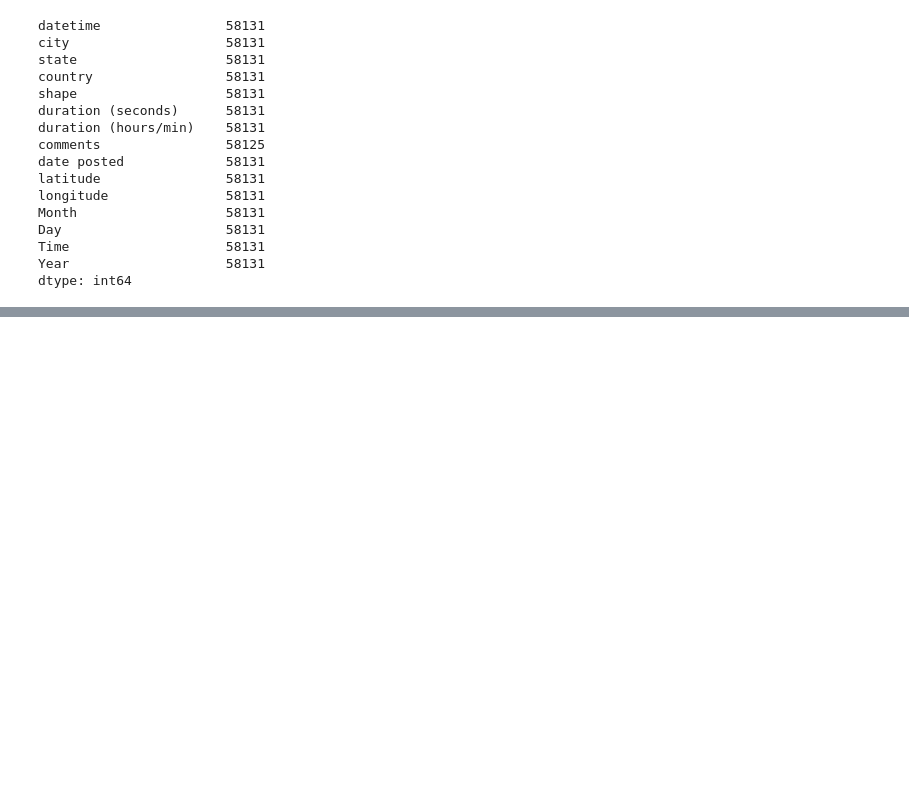
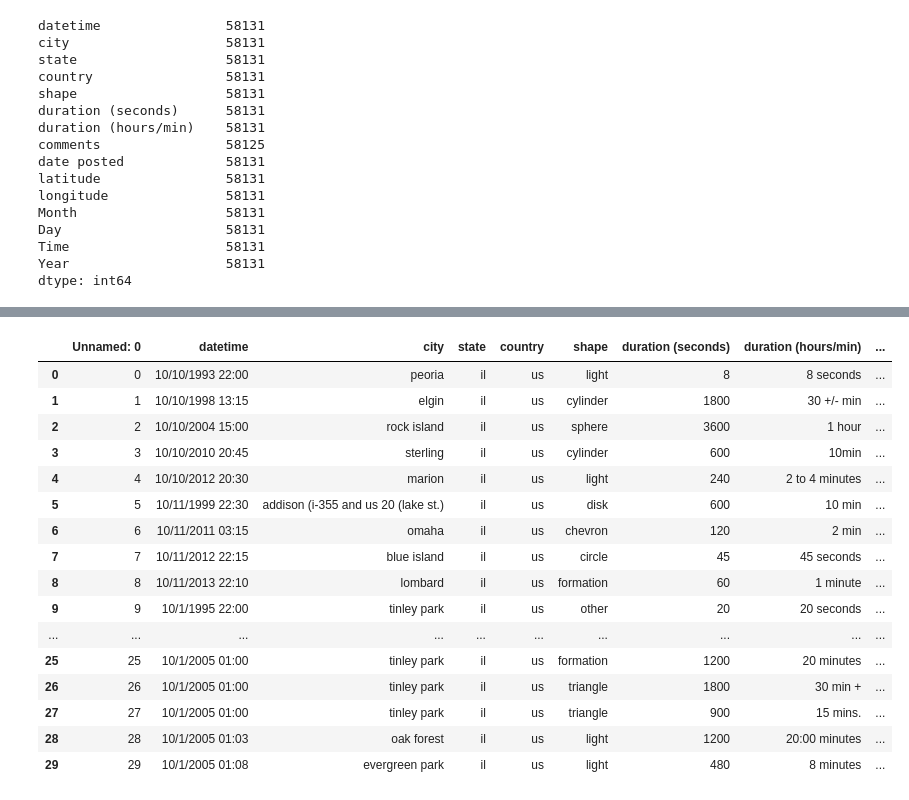
Before and after one commit to mmegancross/project-1-alien-analysis, a Jupyter notebook: UFO_dataset_trimmed.ipynb, the cells around one changed output, grey strips where cells are left out. Cells and saved outputs as stored; diff of their text form; code cells hidden in the pictures; blank space fills up the shorter version.

```diff
--- a/UFO_dataset_trimmed.ipynb
+++ b/UFO_dataset_trimmed.ipynb
@@ -670,0 +697,23 @@ plt.show()
+# %%
+#import csv file with region added
+
+region_ufo_data = pd.read_csv("alien_region.csv")
+region_ufo_data.head(30)
+# %% [output]
+|  | Unnamed: 0 | datetime | city | state | country | shape | duration (seconds) | duration (hours/min) | ... |
+| 0 | 0 | 10/10/1993 22:00 | peoria | il | us | light | 8 | 8 seconds | ... |
+| 1 | 1 | 10/10/1998 13:15 | elgin | il | us | cylinder | 1800 | 30 +/- min | ... |
+| 2 | 2 | 10/10/2004 15:00 | rock island | il | us | sphere | 3600 | 1 hour | ... |
+| 3 | 3 | 10/10/2010 20:45 | sterling | il | us | cylinder | 600 | 10min | ... |
+| 4 | 4 | 10/10/2012 20:30 | marion | il | us | light | 240 | 2 to 4 minutes | ... |
+| 5 | 5 | 10/11/1999 22:30 | addison (i-355 and us 20 (lake st.) | il | us | disk | 600 | 10 min | ... |
+| 6 | 6 | 10/11/2011 03:15 | omaha | il | us | chevron | 120 | 2 min | ... |
+| 7 | 7 | 10/11/2012 22:15 | blue island | il | us | circle | 45 | 45 seconds | ... |
+| 8 | 8 | 10/11/2013 22:10 | lombard | il | us | formation | 60 | 1 minute | ... |
+| 9 | 9 | 10/1/1995 22:00 | tinley park | il | us | other | 20 | 20 seconds | ... |
+| ... | ... | ... | ... | ... | ... | ... | ... | ... | ... |
+| 25 | 25 | 10/1/2005 01:00 | tinley park | il | us | formation | 1200 | 20 minutes | ... |
+| 26 | 26 | 10/1/2005 01:00 | tinley park | il | us | triangle | 1800 | 30 min + | ... |
+| 27 | 27 | 10/1/2005 01:00 | tinley park | il | us | triangle | 900 | 15 mins. | ... |
+| 28 | 28 | 10/1/2005 01:03 | oak forest | il | us | light | 1200 | 20:00 minutes | ... |
+| 29 | 29 | 10/1/2005 01:08 | evergreen park | il | us | light | 480 | 8 minutes | ... |
```
Also changed, not shown: parts of 62 cells of this notebook, 1 other file.
